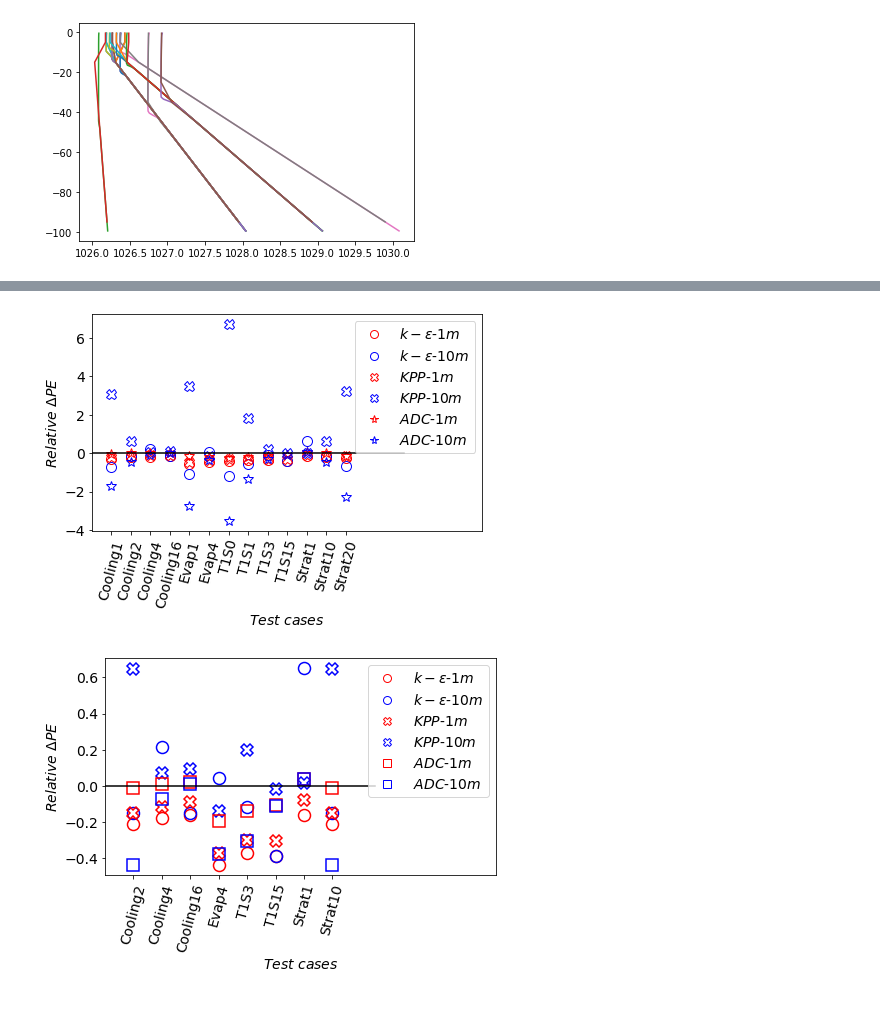
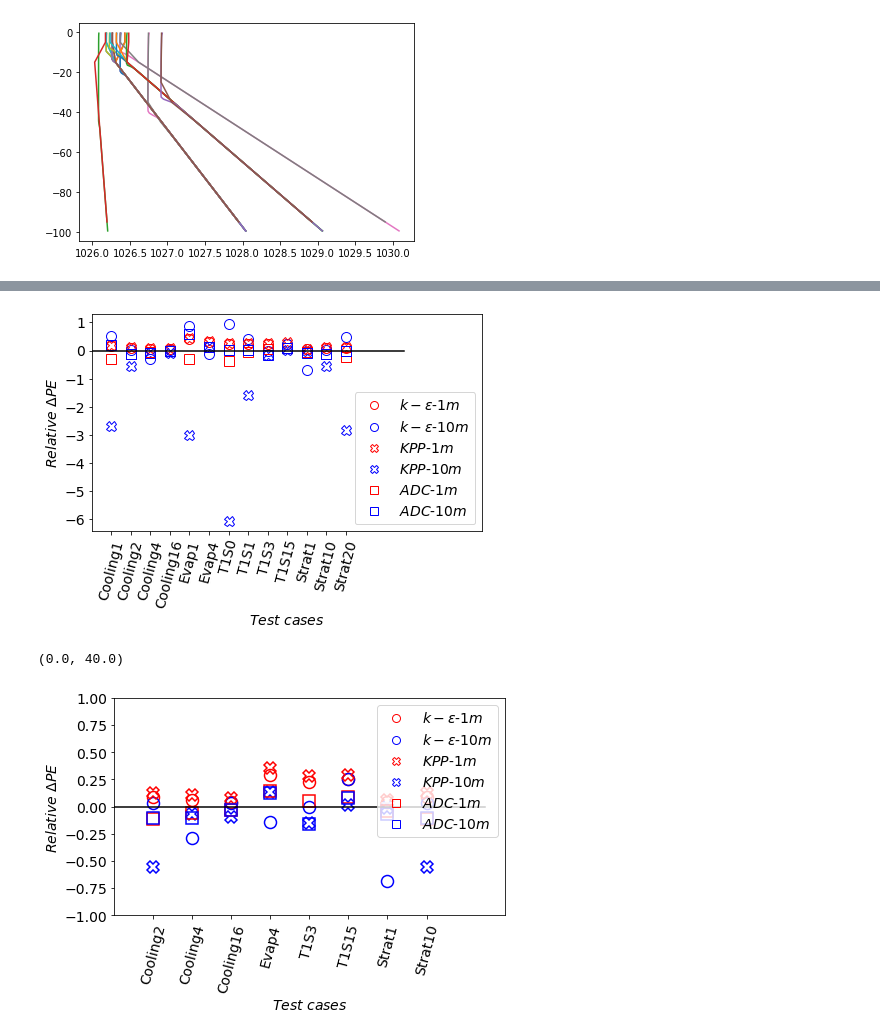
Before and after one commit to ChanJeunlam/cvmix_analysis_1, a Jupyter notebook: alternative_PE-LES_ADC_KPP_KE.ipynb, the cells around one changed output, grey strips where cells are left out. Saved outputs shown, nothing was run; the diff lists cells and outputs as text; code cells hidden in the pictures; blank space fills up the shorter version.

```diff
--- a/alternative_PE-LES_ADC_KPP_KE.ipynb
+++ b/alternative_PE-LES_ADC_KPP_KE.ipynb
@@ -442,8 +481,8 @@ Text(0.5, 0.98, 'ADC')
 # %%
 t=380 #95 hr
 #t=360 #90 hr
-t1=t-1 #83 hr # 12 hr avg
-t1=288
+#t1=288  #72 hr  % for 24 hr avg
+t1=332  #83 hr # for 12 hr avg
 #kpp
 path_kpp="/Users/amrapallig/run/cvmix_analysis/les/KPP-CVMix/"
 
@@ -504,25 +547,25 @@ relative_errors_kpp = {}
 # cooling
 for les in [1, 2, 4, 16]:
     for adc in [1,10]:
-        numerator = results_les[f"pe_c{les}_les"] - results_kpp[f"pe_c{les}_{adc}m_kpp"]
+        numerator = results_kpp[f"pe_c{les}_{adc}m_kpp"]-results_les[f"pe_c{les}_les"]
         relative_errors_kpp[f"c{les}_{adc}m"] = numerator/results_les[f"pe_c{les}_les"]
 
 #  Evap
 for les in [1, 4]:
     for adc in [1, 10]:
-        numerator = results_les[f"pe_e{les}_les"] - results_kpp[f"pe_e{les}_{adc}m_kpp"]
+        numerator =  results_kpp[f"pe_e{les}_{adc}m_kpp"]-results_les[f"pe_e{les}_les"]
         relative_errors_kpp[f"e{les}_{adc}m"] = numerator/results_les[f"pe_e{les}_les"]
 
 #  Strat
 for les in [1, 10, 20]:
     for adc in [1,10]:
-        numerator = results_les[f"pe_s{les}_les"] - results_kpp[f"pe_s{les}_{adc}m_kpp"]
+        numerator =   results_kpp[f"pe_s{les}_{adc}m_kpp"]-results_les[f"pe_s{les}_les"]
         relative_errors_kpp[f"s{les}_{adc}m"] = numerator/results_les[f"pe_s{les}_les"]
 
 #  T1S
 for les in [0, 1, 3, 15]:
     for adc in [1,10]:
-        numerator = results_les[f"pe_t1s{les}_les"] - results_kpp[f"pe_t1s{les}_{adc}m_kpp"]
+        numerator =  results_kpp[f"pe_t1s{les}_{adc}m_kpp"]-results_les[f"pe_t1s{les}_les"]
         relative_errors_kpp[f"t1s{les}_{adc}m"] = numerator/results_les[f"pe_t1s{les}_les"]
 # %%
 plt.figure(figsize=(7,4))
@@ -637,25 +680,25 @@ relative_errors_ke = {}
 # cooling
 for les in [1, 2, 4, 16]:
     for adc in [1,10]:
-        numerator = results_les[f"pe_c{les}_les"] - results_ke[f"pe_c{les}_{adc}m_ke"]
+        numerator = results_ke[f"pe_c{les}_{adc}m_ke"]-results_les[f"pe_c{les}_les"]
         relative_errors_ke[f"c{les}_{adc}m"] = numerator/results_les[f"pe_c{les}_les"]
 
 #  Evap
 for les in [1, 4]:
     for adc in [1, 10]:
-        numerator = results_les[f"pe_e{les}_les"] - results_ke[f"pe_e{les}_{adc}m_ke"]
+        numerator =  results_ke[f"pe_e{les}_{adc}m_ke"]-results_les[f"pe_e{les}_les"]
         relative_errors_ke[f"e{les}_{adc}m"] = numerator/results_les[f"pe_e{les}_les"]
 
 #  Strat
 for les in [1, 10, 20]:
     for adc in [1,10]:
-        numerator = results_les[f"pe_s{les}_les"] - results_ke[f"pe_s{les}_{adc}m_ke"]
+        numerator =   results_ke[f"pe_s{les}_{adc}m_ke"]-results_les[f"pe_s{les}_les"]
         relative_errors_ke[f"s{les}_{adc}m"] = numerator/results_les[f"pe_s{les}_les"]
 
 #  T1S
 for les in [0, 1, 3, 15]:
     for adc in [1,10]:
-        numerator = results_les[f"pe_t1s{les}_les"] - results_ke[f"pe_t1s{les}_{adc}m_ke"]
+        numerator =  results_ke[f"pe_t1s{les}_{adc}m_ke"]-results_les[f"pe_t1s{les}_les"]
         relative_errors_ke[f"t1s{les}_{adc}m"] = numerator/results_les[f"pe_t1s{les}_les"]
 #relative_errors_ke
 # %%
@@ -701,7 +744,7 @@ file_names = ["c1", "c2", "c4", "c16",
               "s1", "s10", "s20" ]
 line_styles1 = ["or", "ob", ]
 line_styles2 = ["Xr", "Xb", ]
-line_styles3 = ["*r", "*b", ]
+line_styles3 = ["sr", "sb", ]
 
 for fn, x in zip(file_names,xaxis):
     for d, ls in zip(datasets, line_styles1):
@@ -732,13 +775,13 @@ legend_elements2 = [ Line2D([0], [0], marker='o', color='w', label='$k-\epsilon$
                   Line2D([0], [0], marker='o', color='w', label='$k-\epsilon$-$10 m$',markeredgecolor='b',markerfacecolor='none', markersize=8),
                   Line2D([0], [0], marker='X', color='w', label='$KPP$-$1 m$',markeredgecolor='r',markerfacecolor='none', markersize=8),
                   Line2D([0], [0], marker='X', color='w', label='$KPP$-$10 m$',markeredgecolor='b',markerfacecolor='none', markersize=8),
-                Line2D([0], [0], marker='*', color='w', label='$ADC$-$1 m$',markeredgecolor='r',markerfacecolor='none', markersize=8),
-                  Line2D([0], [0], marker='*', color='w', label='$ADC$-$10 m$',markeredgecolor='b',markerfacecolor='none', markersize=8)]
+                Line2D([0], [0], marker='s', color='w', label='$ADC$-$1 m$',markeredgecolor='r',markerfacecolor='none', markersize=8),
+                  Line2D([0], [0], marker='s', color='w', label='$ADC$-$10 m$',markeredgecolor='b',markerfacecolor='none', markersize=8)]
 
 legend3=plt.legend(handles=legend_elements2,fontsize=14)
 #plt.ylim(-2,2)
 # %% [output]
-[figure, old version]
+[figure, new version]
 # %%
 #all data in one plot for relative delta PE
 
@@ -761,33 +804,35 @@ for fn, x in zip(file_names,xaxis):
         plt.plot(x,relative_errors_ke[f"{fn}_{d}m"], ls,markersize=12,markerfacecolor='none', markeredgewidth=1.5)
 
 for fn, x in zip(file_names,xaxis):
     for d, ls in zip(datasets, line_styles2):
         #print(x, f"{fn}_{d}m")
         plt.plot(x,relative_errors_kpp[f"{fn}_{d}m"], ls,markersize=12,markerfacecolor='none', markeredgewidth=1.5)
 
 for fn, x in zip(file_names,xaxis):
     for d, ls in zip(datasets, line_styles3):
         #print(x, f"{fn}_{d}m")
         plt.plot(x,relative_errors_adc[f"{fn}_{d}m"], ls,markersize=12,markerfacecolor='none', markeredgewidth=1.5)
 
 plt.plot([0,38],[0,0],'-k')
 plt.xticks([2*2,4*2,6*2,8*2,10*2,12*2,14*2,16*2], ['Cooling2', 'Cooling4','Cooling16','Evap4','T1S3','T1S15','Strat1','Strat10'],rotation=75,fontsize=14)
 plt.ylabel("$Relative$ $\Delta PE$",fontsize=14)
 plt.xlabel("$Test$ $cases$",fontsize=14);
 
-plt.xlim(0,55)
+#plt.xlim(0,55)
 
 plt.xticks(fontsize=14)
 plt.yticks(fontsize=14)
 
 legend_elements2 = [ Line2D([0], [0], marker='o', color='w', label='$k-\epsilon$-$1 m$',markeredgecolor='r',markerfacecolor='none', markersize=8),
                   Line2D([0], [0], marker='o', color='w', label='$k-\epsilon$-$10 m$',markeredgecolor='b',markerfacecolor='none', markersize=8),
                   Line2D([0], [0], marker='X', color='w', label='$KPP$-$1 m$',markeredgecolor='r',markerfacecolor='none', markersize=8),
                   Line2D([0], [0], marker='X', color='w', label='$KPP$-$10 m$',markeredgecolor='b',markerfacecolor='none', markersize=8),
                 Line2D([0], [0], marker='s', color='w', label='$ADC$-$1 m$',markeredgecolor='r',markerfacecolor='none', markersize=8),
                   Line2D([0], [0], marker='s', color='w', label='$ADC$-$10 m$',markeredgecolor='b',markerfacecolor='none', markersize=8)]
 
 legend3=plt.legend(handles=legend_elements2,fontsize=14)
-#plt.ylim(-1,1)
+plt.ylim(-1,1)
+plt.xlim(0,40)
 # %% [output]
+(0.0, 40.0)
-[figure, old version]
+[figure, new version]
```
Also changed, not shown: parts of 12 cells of this notebook, 10 other files.
